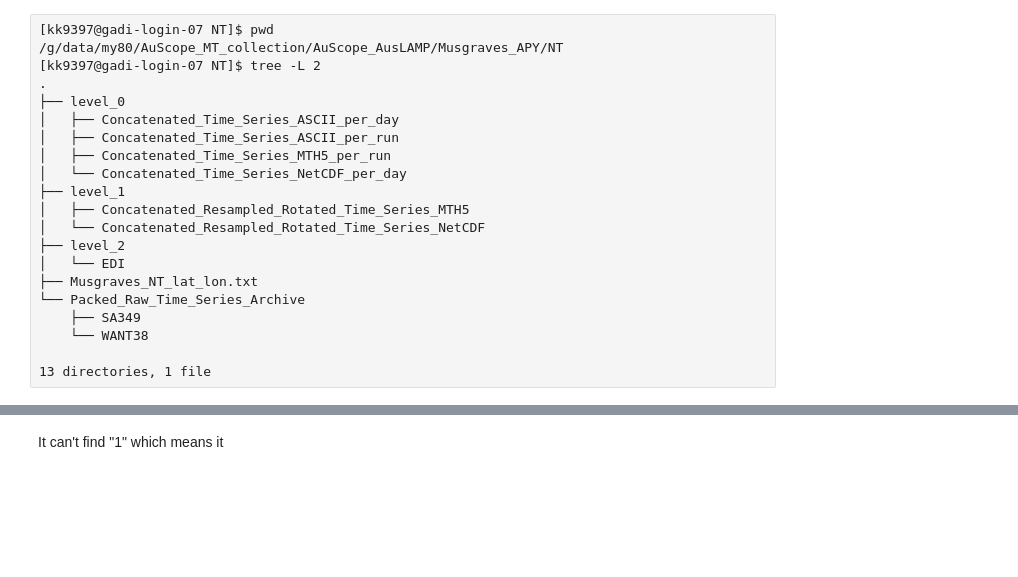
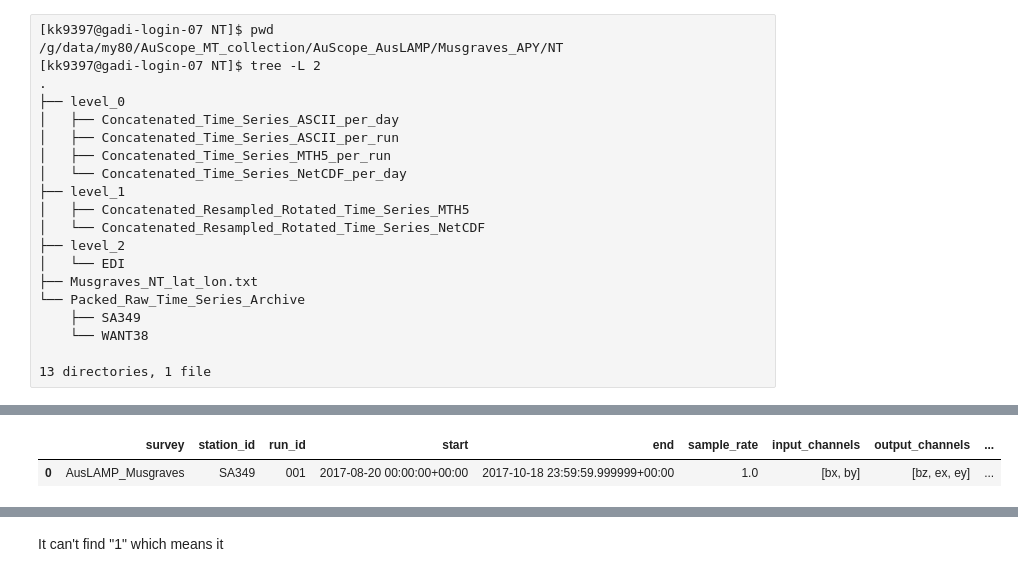
Before and after one commit to simpeg/aurora, a Jupyter notebook: aurora/test_utils/musgraves/musgraves_01.ipynb, the cells around one changed output, grey strips where cells are left out. Saved outputs shown, nothing was run; the diff lists cells and outputs as text; code cells hidden in the pictures; blank space fills up the shorter version.

```diff
--- a/aurora/test_utils/musgraves/musgraves_01.ipynb
+++ b/aurora/test_utils/musgraves/musgraves_01.ipynb
@@ -19,3 +23,15 @@ from mt_metadata.transfer_functions.processing.aurora.channel_nomenclature impor
+# %%
+from IPython.display import HTML, display
+
+def set_background(color):
+    script = (
+        "var cell = this.closest('.jp-CodeCell');"
+        "var editor = cell.querySelector('.jp-Editor');"
+        "editor.style.background='{}';"
+        "this.parentNode.removeChild(this)"
+    ).format(color)
+
+    display(HTML('<img src onerror="{}" style="display:none">'.format(script)))
 # %% [markdown]
 ### Check versions
 # %%
@@ -206,0 +398,7 @@ kernel_dataset.df["run_id"] = "001"
+# %%
+set_background("orange")
+
+kernel_dataset.df["survey"] = "AusLAMP_Musgraves"
+kernel_dataset.df["run_id"] = "001"
+kernel_dataset.df
+# %% [output]
@@ -206,0 +406,2 @@ kernel_dataset.df["run_id"] = "001"
+|  | survey | station_id | run_id | start | end | sample_rate | input_channels | output_channels | ... |
+| 0 | AusLAMP_Musgraves | SA349 | 001 | 2017-08-20 00:00:00+00:00 | 2017-10-18 23:59:59.999999+00:00 | 1.0 | [bx, by] | [bz, ex, ey] | ... |
```
Also changed, not shown: parts of 73 cells of this notebook.
